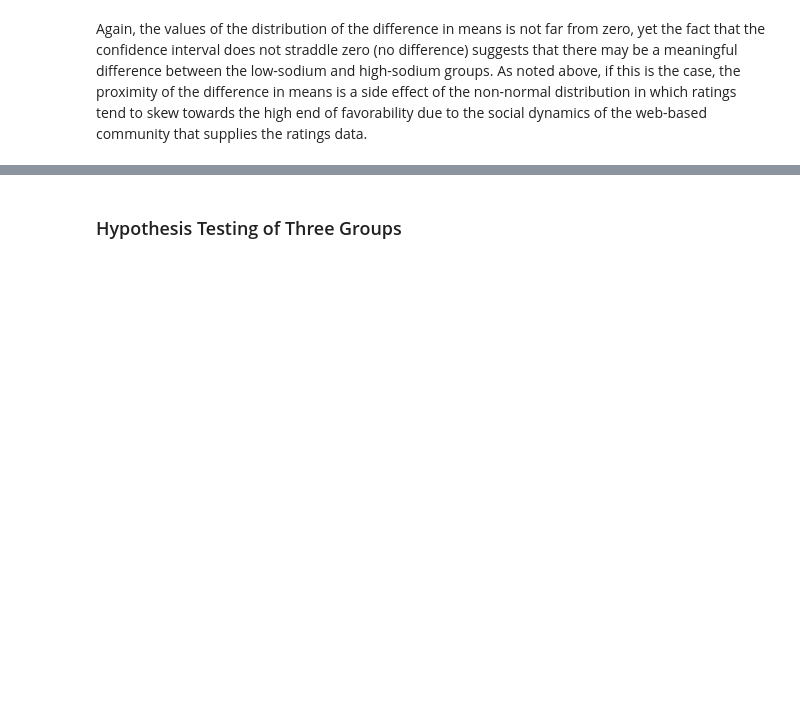
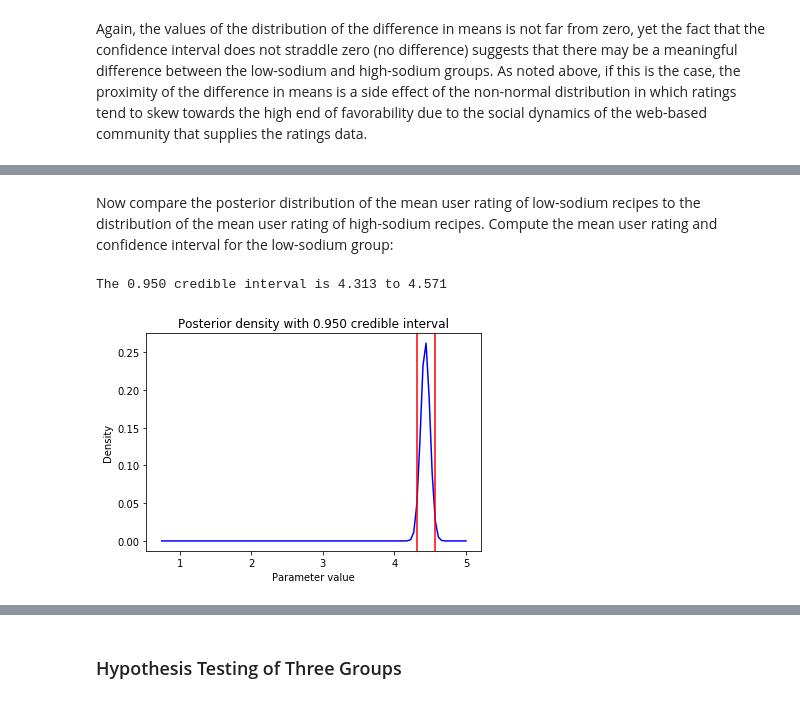
Before and after one commit to pelorenz/data-science-410, a Jupyter notebook: PeterLorenz-M02.ipynb, the cells around one changed output, grey strips where cells are left out. Drawn from its saved outputs; the diff is of its cells as text; code cells hidden in the pictures; blank space fills up the shorter version.

```diff
--- a/PeterLorenz-M02.ipynb
+++ b/PeterLorenz-M02.ipynb
@@ -440,0 +561,9 @@ Again, the values of the distribution of the difference in means is not far from
+# %% [markdown]
+Now compare the posterior distribution of the mean user rating of low-sodium recipes to the distribution of the mean user rating of high-sodium recipes. Compute the mean user rating and confidence interval for the low-sodium group:
+# %%
+num_samples = 100000
+
+plot_ci(p, post_low_sodium, num_samples, lower_q=.025, upper_q=.975)
+# %% [output]
+The 0.950 credible interval is 4.313 to 4.571
+[figure, added]
```
Also changed, not shown: parts of 23 cells of this notebook.
